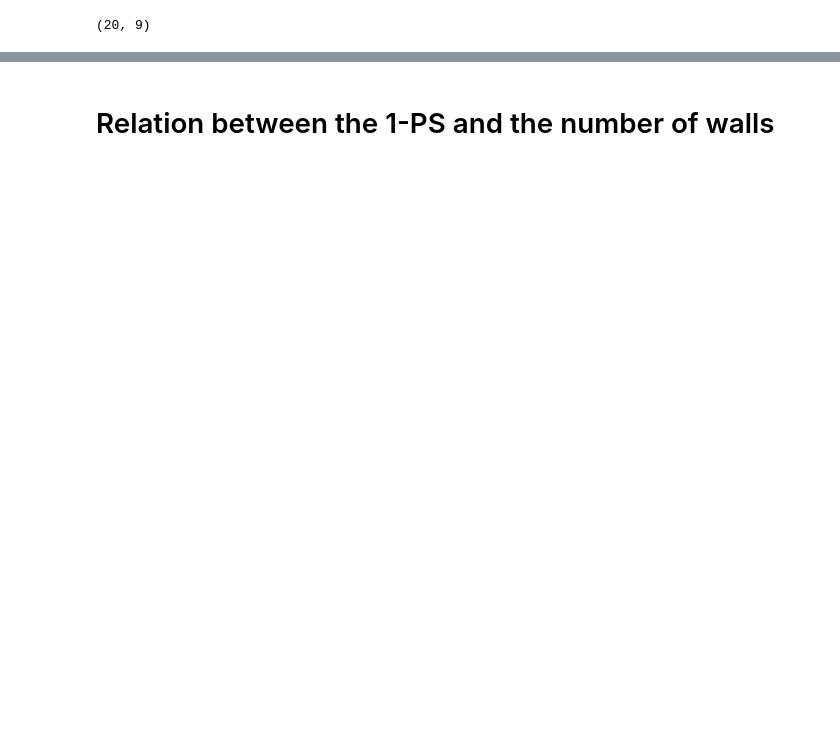
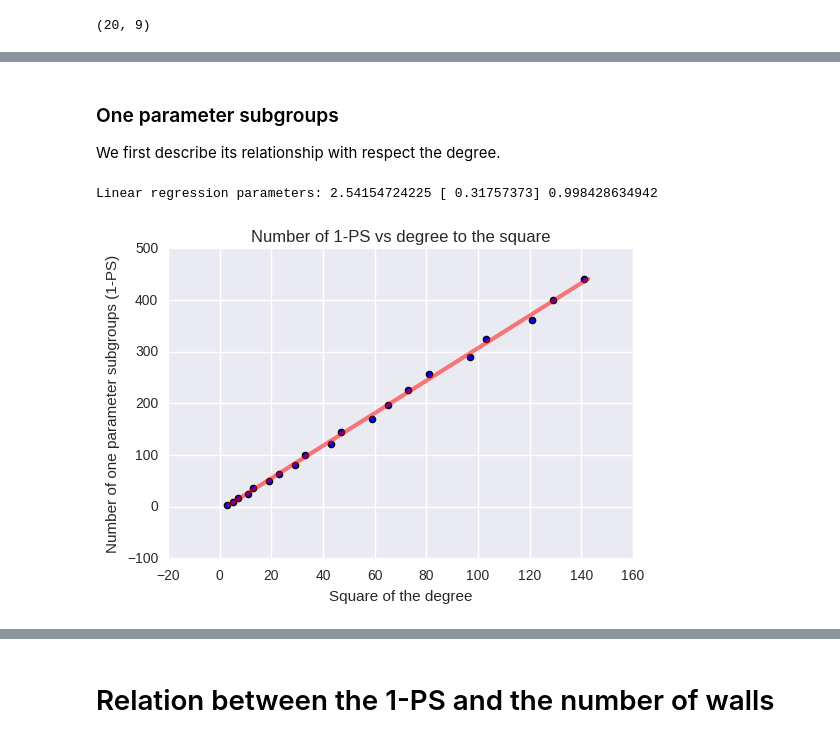
Before and after one commit to pgallardo/Analysis_GIT_data, a Jupyter notebook: DataAnalysisCurves.ipynb, the cells around one changed output, grey strips where cells are left out. Drawn from its saved outputs; the diff is of its cells as text; code cells hidden in the pictures; blank space fills up the shorter version.

```diff
--- a/DataAnalysisCurves.ipynb
+++ b/DataAnalysisCurves.ipynb
@@ -250,0 +38,21 @@ plt.show()
+# %% [markdown]
+### One parameter subgroups
+
+We first describe its relationship with respect the degree.
+# %%
+linear=linear_model.LinearRegression()
+y=DataGIT["Number1PS"].ix[:].to_frame()
+X=(DataGIT.index**2).values.reshape(len(DataGIT.index),1)
+linear.fit(X,y )
+y_pred = linear.predict(X)
+
+print "Linear regression parameters:", linear.intercept_[0], linear.coef_[0], linear.score(X,y)
+
+plt.plot(y_pred ,X, color='red',linewidth=3, alpha=0.5)
+plt.scatter(DataGIT["Number1PS"], DataGIT.index**2 , linewidth=1)
+plt.xlabel("Square of the degree"); plt.ylabel("Number of one parameter subgroups (1-PS)")
+plt.title("Number of 1-PS vs degree to the square")
+plt.show()
+# %% [output]
+Linear regression parameters: 2.54154724225 [ 0.31757373] 0.998428634942
+[figure, added]
```
Also changed, not shown: parts of 55 cells of this notebook.
